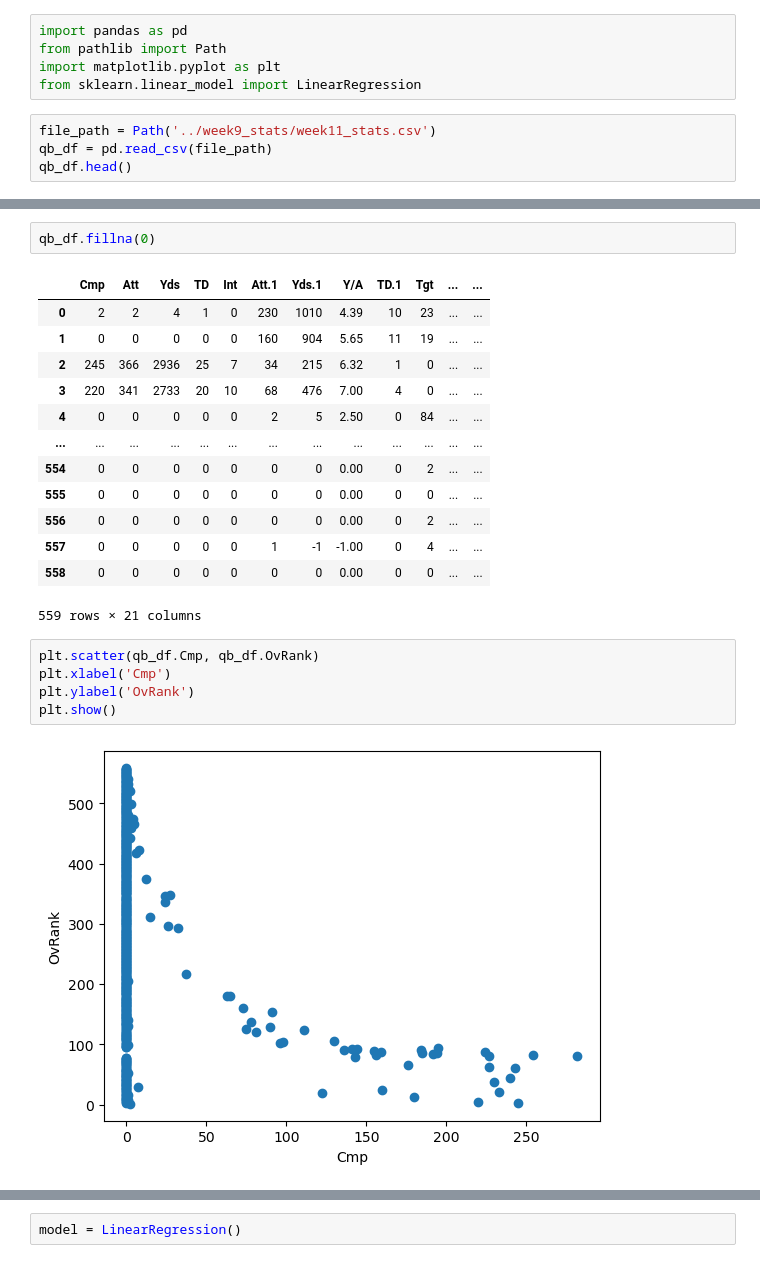
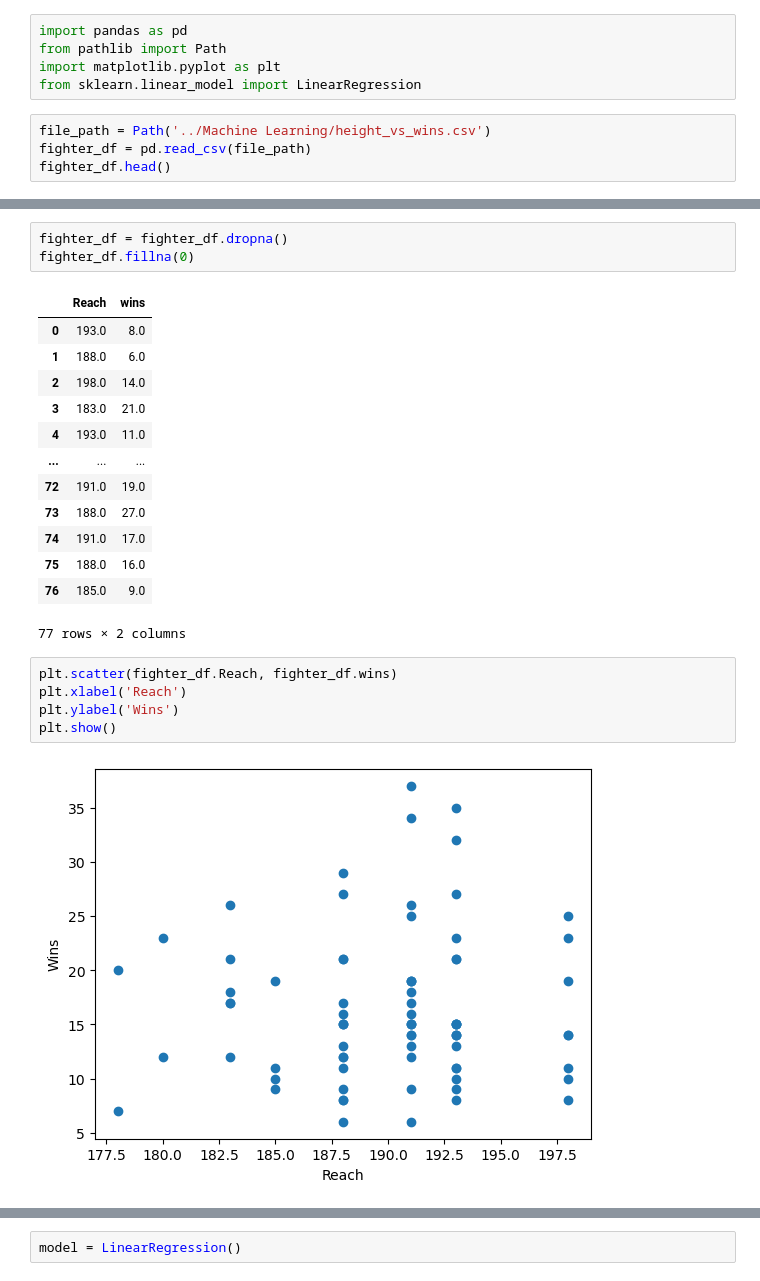
Before and after one commit to cadekalander77/Final-Project, a Jupyter notebook: Machine Learning/Simple Linear Regression.ipynb, the cells around one changed output, grey strips where cells are left out. Cells and saved outputs as stored; diff of their text form.

```diff
--- a/Machine Learning/Simple Linear Regression.ipynb
+++ b/Machine Learning/Simple Linear Regression.ipynb
@@ -4,7 +4,7 @@ from pathlib import Path
 import matplotlib.pyplot as plt
 from sklearn.linear_model import LinearRegression
 # %%
-file_path = Path('../week9_stats/week11_stats.csv')
-qb_df = pd.read_csv(file_path)
-qb_df.head()
+file_path = Path('../Machine Learning/height_vs_wins.csv')
+fighter_df = pd.read_csv(file_path)
+fighter_df.head()
 # %% [output]
@@ -18,24 +17,25 @@ qb_df.head()
 # %%
-qb_df.fillna(0)
+fighter_df = fighter_df.dropna()
+fighter_df.fillna(0)
 # %% [output]
-|  | Cmp | Att | Yds | TD | Int | Att.1 | Yds.1 | Y/A | TD.1 | Tgt | ... | ... |
-| 0 | 2 | 2 | 4 | 1 | 0 | 230 | 1010 | 4.39 | 10 | 23 | ... | ... |
-| 1 | 0 | 0 | 0 | 0 | 0 | 160 | 904 | 5.65 | 11 | 19 | ... | ... |
-| 2 | 245 | 366 | 2936 | 25 | 7 | 34 | 215 | 6.32 | 1 | 0 | ... | ... |
-| 3 | 220 | 341 | 2733 | 20 | 10 | 68 | 476 | 7.00 | 4 | 0 | ... | ... |
-| 4 | 0 | 0 | 0 | 0 | 0 | 2 | 5 | 2.50 | 0 | 84 | ... | ... |
-| ... | ... | ... | ... | ... | ... | ... | ... | ... | ... | ... | ... | ... |
-| 554 | 0 | 0 | 0 | 0 | 0 | 0 | 0 | 0.00 | 0 | 2 | ... | ... |
-| 555 | 0 | 0 | 0 | 0 | 0 | 0 | 0 | 0.00 | 0 | 0 | ... | ... |
-| 556 | 0 | 0 | 0 | 0 | 0 | 0 | 0 | 0.00 | 0 | 2 | ... | ... |
-| 557 | 0 | 0 | 0 | 0 | 0 | 1 | -1 | -1.00 | 0 | 4 | ... | ... |
-| 558 | 0 | 0 | 0 | 0 | 0 | 0 | 0 | 0.00 | 0 | 0 | ... | ... |
+|  | Reach | wins |
+| 0 | 193.0 | 8.0 |
+| 1 | 188.0 | 6.0 |
+| 2 | 198.0 | 14.0 |
+| 3 | 183.0 | 21.0 |
+| 4 | 193.0 | 11.0 |
+| ... | ... | ... |
+| 72 | 191.0 | 19.0 |
+| 73 | 188.0 | 27.0 |
+| 74 | 191.0 | 17.0 |
+| 75 | 188.0 | 16.0 |
+| 76 | 185.0 | 9.0 |
-559 rows × 21 columns
+77 rows × 2 columns
 # %%
-plt.scatter(qb_df.Cmp, qb_df.OvRank)
-plt.xlabel('Cmp')
-plt.ylabel('OvRank')
+plt.scatter(fighter_df.Reach, fighter_df.wins)
+plt.xlabel('Reach')
+plt.ylabel('Wins')
 plt.show()
 # %% [output]
-[figure, old version]
+[figure, new version]
 # %%
```
Also changed, not shown: parts of 10 cells of this notebook, 4 other files.
